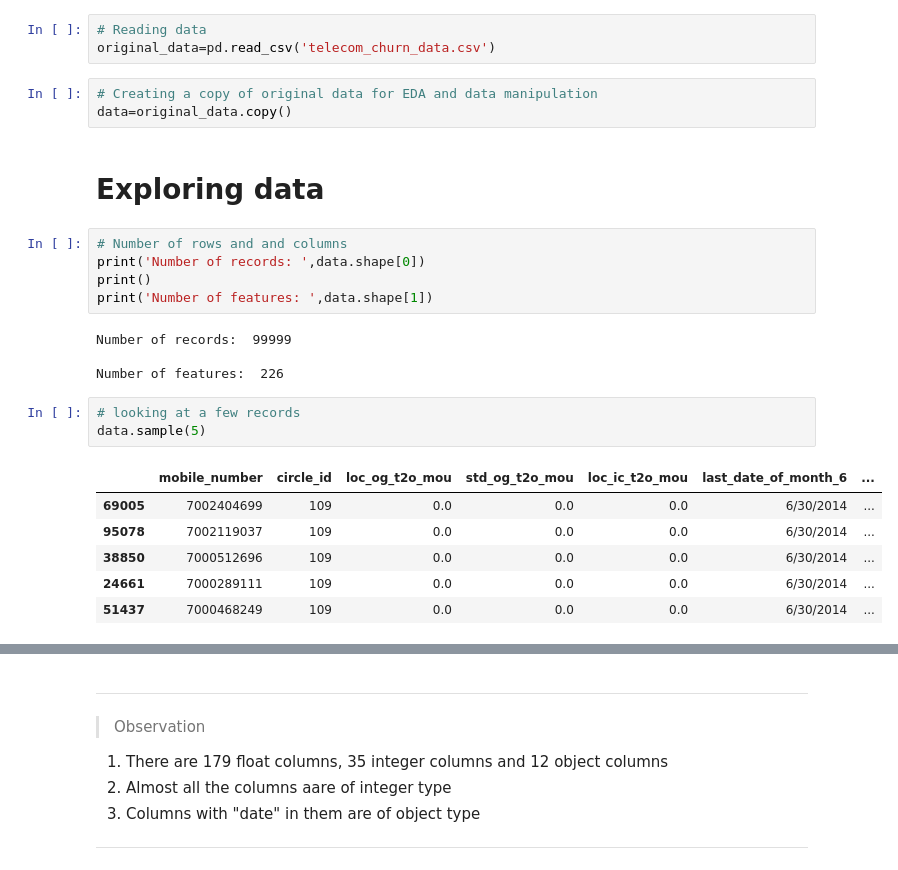
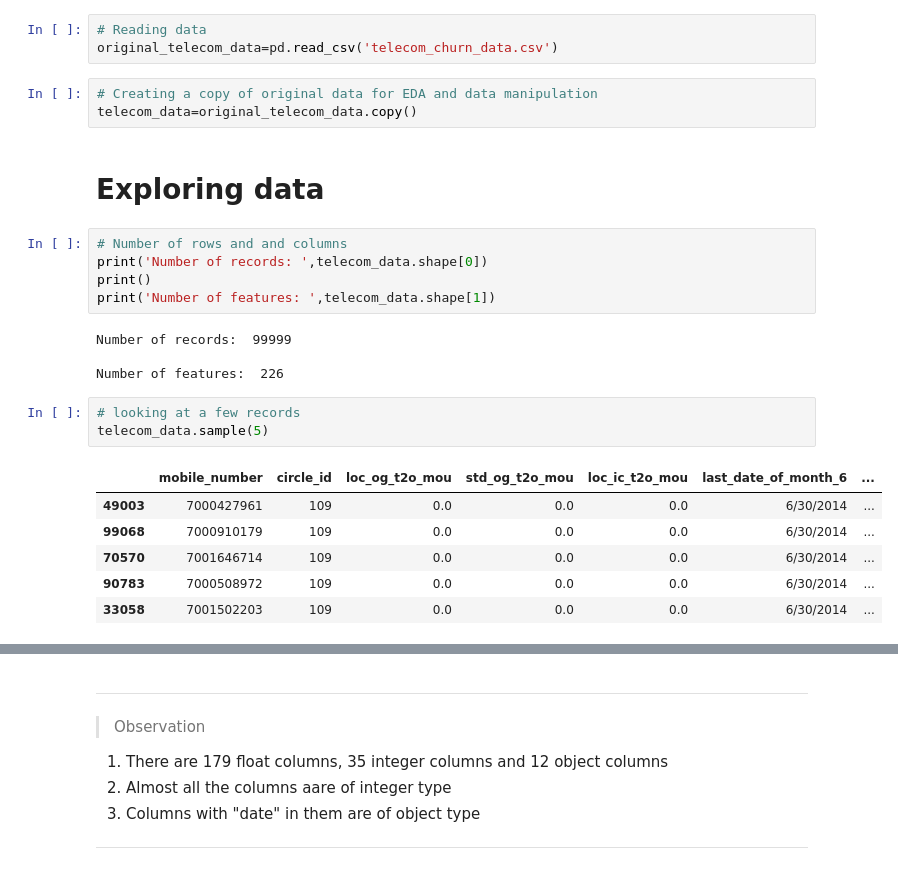
Before and after one commit to sandeshsk12/telecom_churn, a Jupyter notebook: Untitled.ipynb, the cells around one changed output, grey strips where cells are left out. Cells and saved outputs as stored; diff of their text form.

```diff
--- a/Untitled.ipynb
+++ b/Untitled.ipynb
@@ -41,30 +44,30 @@ pd.set_option('display.max_colwidth', -1)
 # Importing data
 # %%
 # Reading data
-original_data=pd.read_csv('telecom_churn_data.csv')
+original_telecom_data=pd.read_csv('telecom_churn_data.csv')
 # %%
 # Creating a copy of original data for EDA and data manipulation
-data=original_data.copy()
+telecom_data=original_telecom_data.copy()
 # %% [markdown]
 # Exploring data
 # %%
 # Number of rows and and columns
-print('Number of records: ',data.shape[0])
+print('Number of records: ',telecom_data.shape[0])
 print()
-print('Number of features: ',data.shape[1])
+print('Number of features: ',telecom_data.shape[1])
 # %% [output]
 Number of records:  99999
 
 Number of features:  226
 # %%
 # looking at a few records
-data.sample(5)
+telecom_data.sample(5)
 # %% [output]
 |  | mobile_number | circle_id | loc_og_t2o_mou | std_og_t2o_mou | loc_ic_t2o_mou | last_date_of_month_6 | ... |
-| 69005 | 7002404699 | 109 | 0.0 | 0.0 | 0.0 | 6/30/2014 | ... |
-| 95078 | 7002119037 | 109 | 0.0 | 0.0 | 0.0 | 6/30/2014 | ... |
-| 38850 | 7000512696 | 109 | 0.0 | 0.0 | 0.0 | 6/30/2014 | ... |
-| 24661 | 7000289111 | 109 | 0.0 | 0.0 | 0.0 | 6/30/2014 | ... |
-| 51437 | 7000468249 | 109 | 0.0 | 0.0 | 0.0 | 6/30/2014 | ... |
+| 49003 | 7000427961 | 109 | 0.0 | 0.0 | 0.0 | 6/30/2014 | ... |
+| 99068 | 7000910179 | 109 | 0.0 | 0.0 | 0.0 | 6/30/2014 | ... |
+| 70570 | 7001646714 | 109 | 0.0 | 0.0 | 0.0 | 6/30/2014 | ... |
+| 90783 | 7000508972 | 109 | 0.0 | 0.0 | 0.0 | 6/30/2014 | ... |
+| 33058 | 7001502203 | 109 | 0.0 | 0.0 | 0.0 | 6/30/2014 | ... |
 # %%
 #using info() to understand the data types of the columns
```
Also changed, not shown: parts of 85 cells of this notebook, 2 other files.
